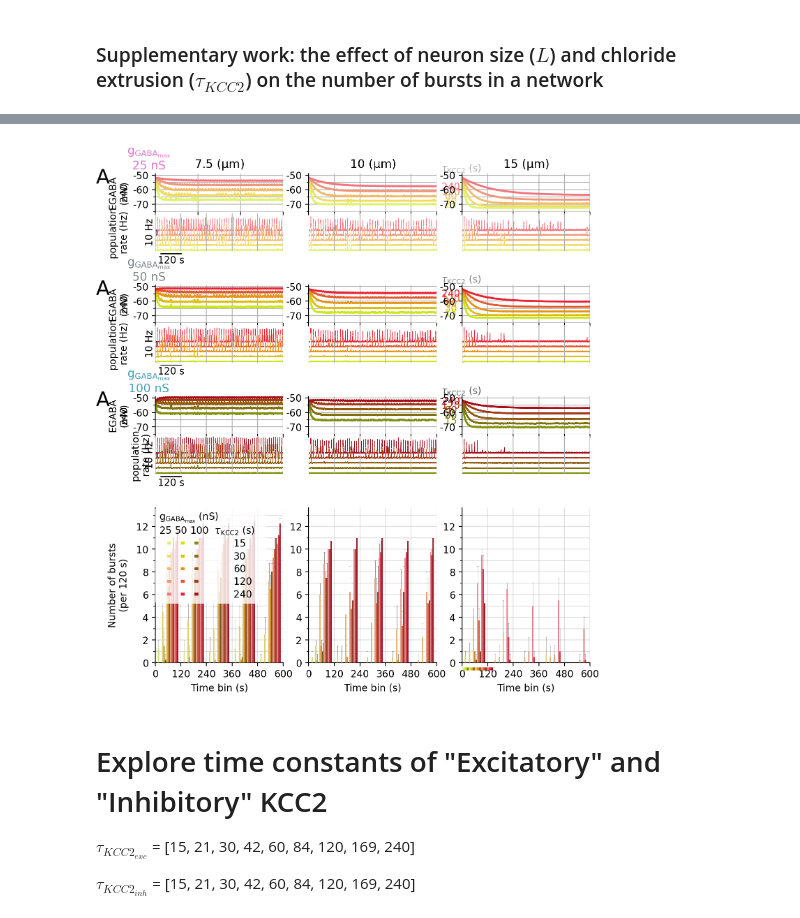
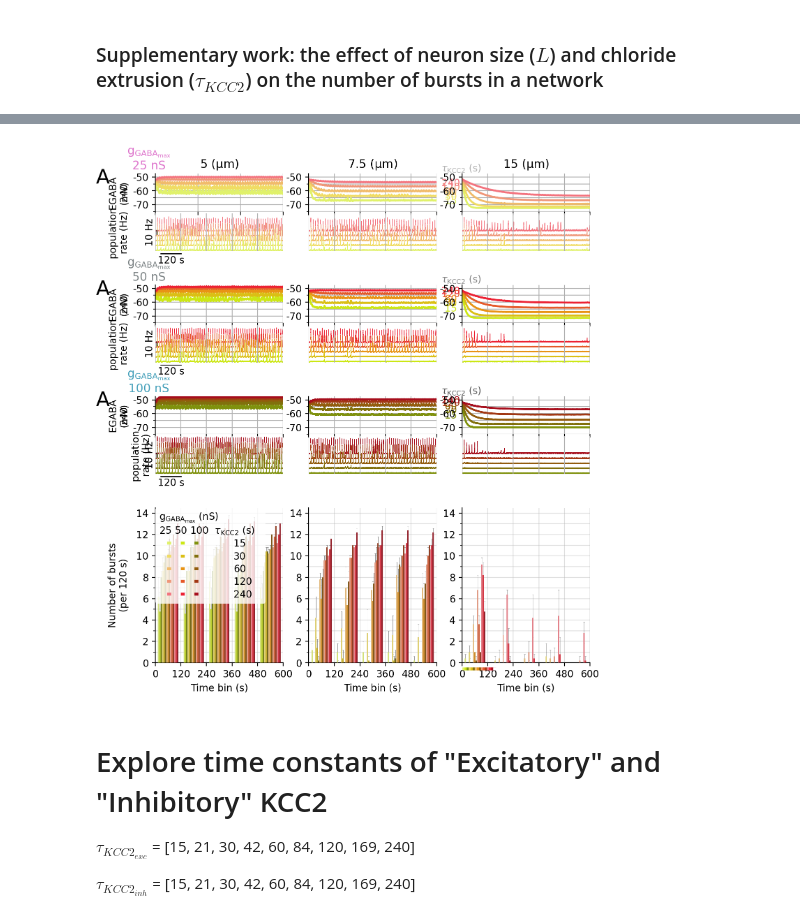
Before and after one commit to ChrisCurrin/goldilocks-GABA, a Jupyter notebook: lrd_figures.ipynb, the cells around one changed output, grey strips where cells are left out. Drawn from its saved outputs; the diff is of its cells as text; code cells hidden in the pictures.

```diff
--- a/lrd_figures.ipynb
+++ b/lrd_figures.ipynb
@@ -148,11 +148,17 @@ from scripts.lrdfigure_chloride_length import ChlorideLength
 
 cl_length = ChlorideLength(
     g_GABAs=(50, 25, 100),
+    lengths=(15,
+             #10,
+             7.5,
+             #6.25,
+             5),
     seeds=(
         None,
         1038,
         1337,
         1111,
+        1234,
     ),
 )
 
@@ -175,4 +179,4 @@ if SAVE_FIGS:
-[figure, old version]
+[figure, new version]
 # %% [markdown]
 # Explore time constants of "Excitatory" and "Inhibitory" KCC2
 
```
Also changed, not shown: parts of 10 cells of this notebook, 3 other files.
